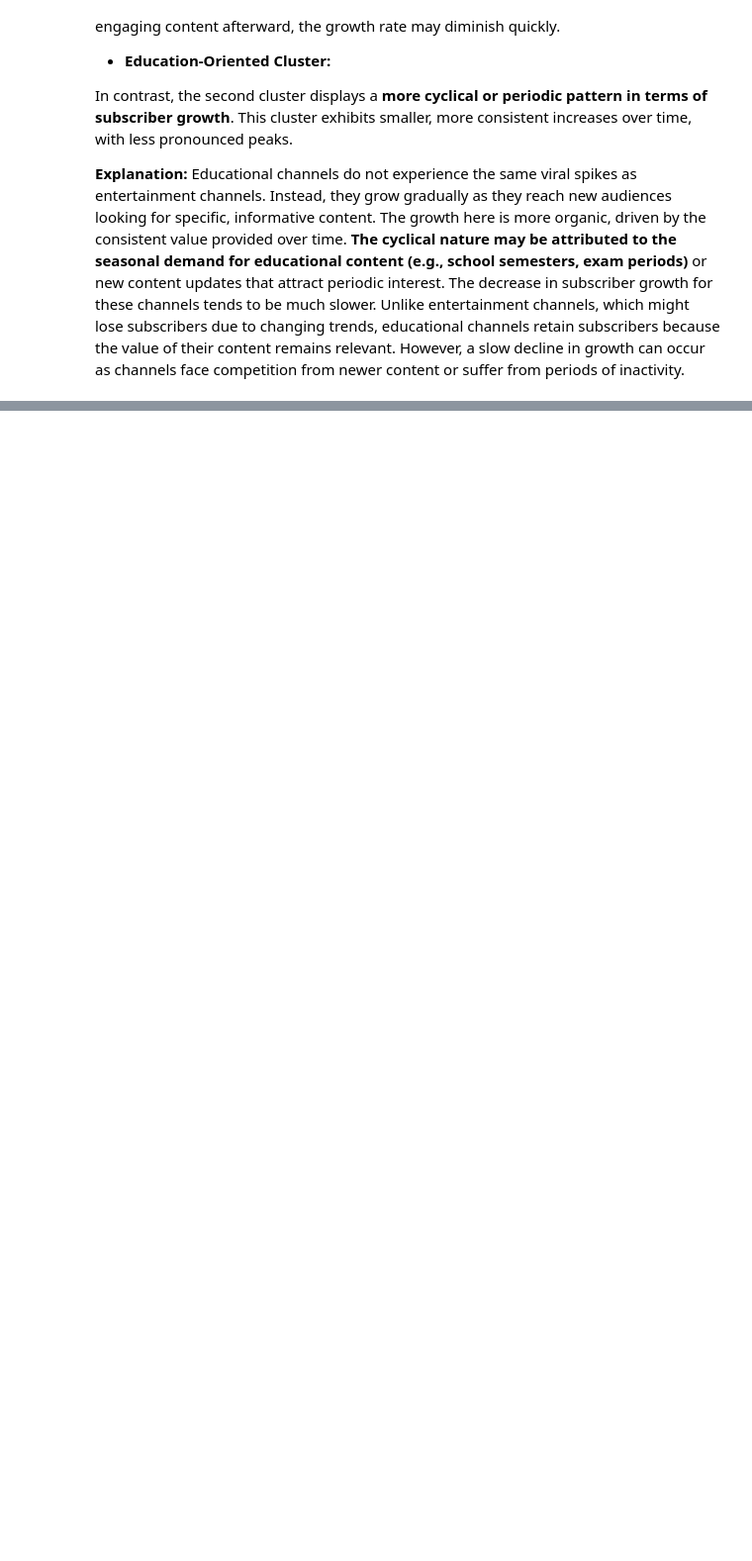
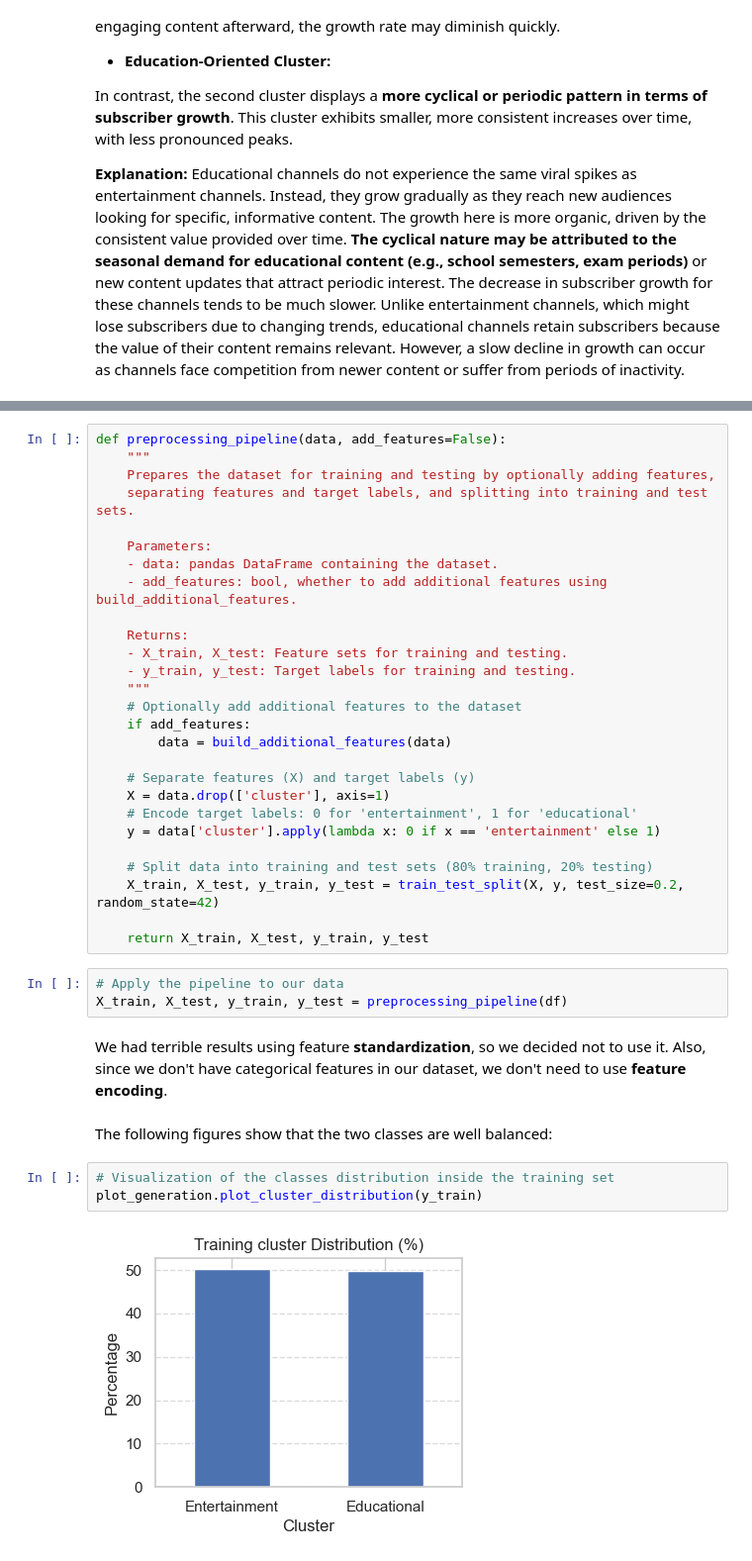
Before and after one commit to epfl-ada/ada-2024-project-grenobelgium, a Jupyter notebook: results.ipynb, the cells around one changed output, grey strips where cells are left out. Shown at 99% size. Drawn from its saved outputs; the diff is of its cells as text; blank space fills up the shorter version.

```diff
--- a/results.ipynb
+++ b/results.ipynb
@@ -1044,0 +1126,39 @@ In contrast, the second cluster displays a **more cyclical or periodic pattern i
+# %%
+def preprocessing_pipeline(data, add_features=False):
+    """
+    Prepares the dataset for training and testing by optionally adding features,
+    separating features and target labels, and splitting into training and test sets.
+
+    Parameters:
+    - data: pandas DataFrame containing the dataset.
+    - add_features: bool, whether to add additional features using build_additional_features.
+
+    Returns:
+    - X_train, X_test: Feature sets for training and testing.
+    - y_train, y_test: Target labels for training and testing.
+    """
+    # Optionally add additional features to the dataset
+    if add_features:
+        data = build_additional_features(data)
+
+    # Separate features (X) and target labels (y)
+    X = data.drop(['cluster'], axis=1)
+    # Encode target labels: 0 for 'entertainment', 1 for 'educational'
+    y = data['cluster'].apply(lambda x: 0 if x == 'entertainment' else 1)
+
+    # Split data into training and test sets (80% training, 20% testing)
+    X_train, X_test, y_train, y_test = train_test_split(X, y, test_size=0.2, random_state=42)
+
+    return X_train, X_test, y_train, y_test
+# %%
+# Apply the pipeline to our data
+X_train, X_test, y_train, y_test = preprocessing_pipeline(df)
+# %% [markdown]
+We had terrible results using feature **standardization**, so we decided not to use it. Also, since we don't have categorical features in our dataset, we don't need to use **feature encoding**.
+# %% [markdown]
+The following figures show that the two classes are well balanced:
+# %%
+# Visualization of the classes distribution inside the training set
+plot_generation.plot_cluster_distribution(y_train)
+# %% [output]
+[figure, added]
```
Also changed, not shown: parts of 19 cells of this notebook, 4 other files.
